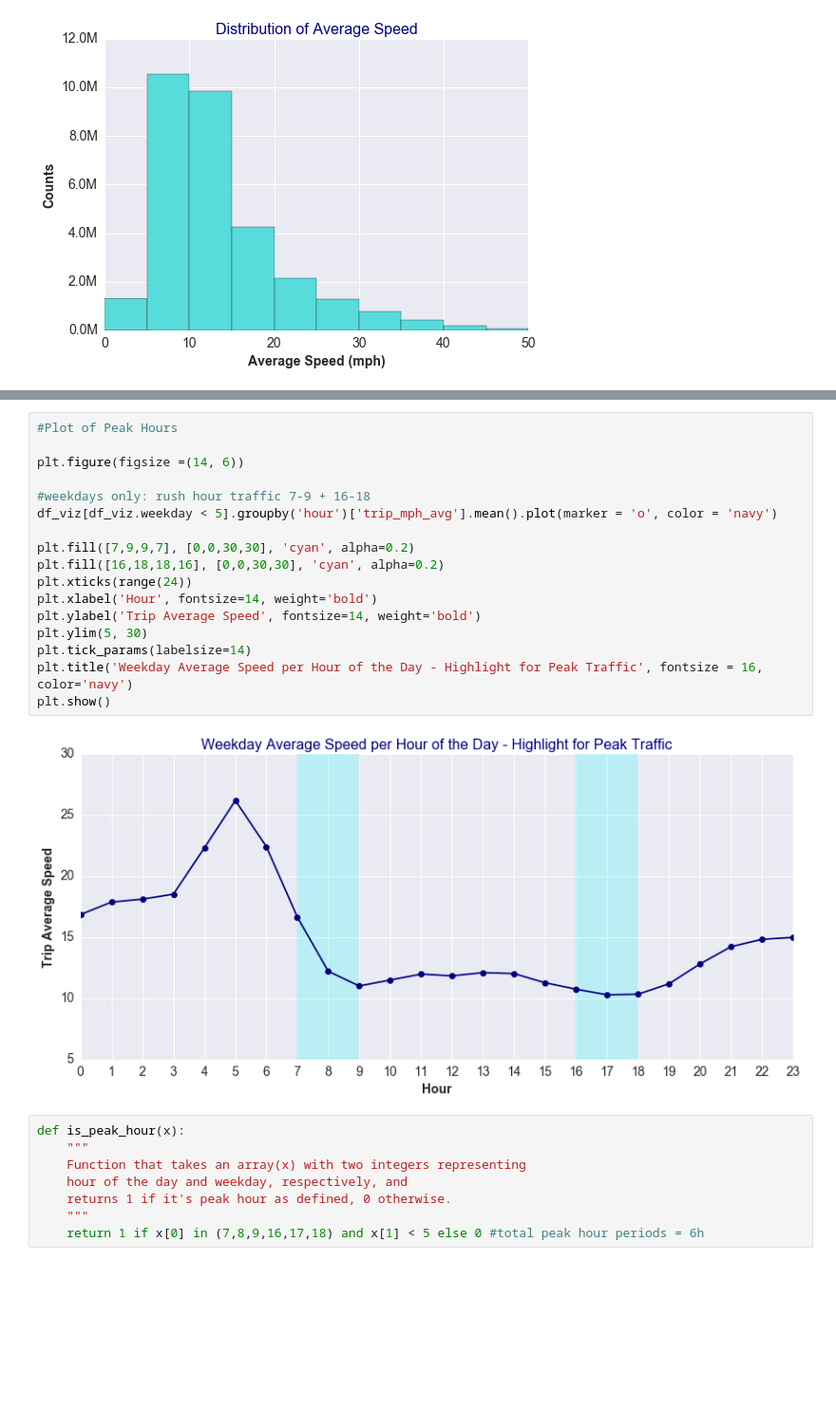
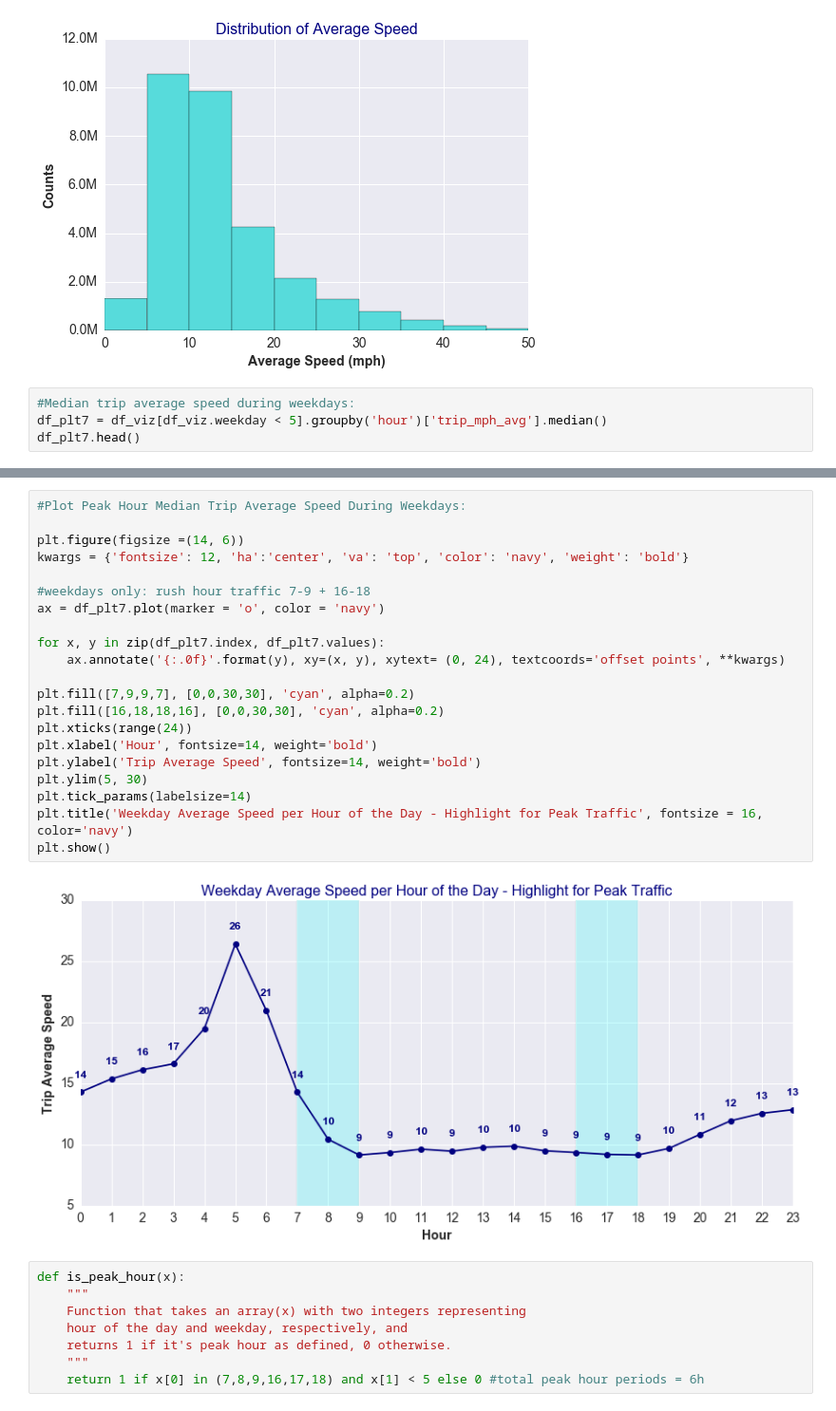
Before and after one commit to geoninja/Uber-Data-Analysis, a Jupyter notebook: NYC_Uber_Rides.ipynb, the cells around one changed output, grey strips where cells are left out. Shown at 95% size. Saved outputs shown, nothing was run; the diff lists cells and outputs as text; blank space fills up the shorter version.

```diff
--- a/NYC_Uber_Rides.ipynb
+++ b/NYC_Uber_Rides.ipynb
@@ -1280,3 +1280,7 @@ plt.title('Distribution of Average Speed', color='navy', fontsize=16)
 plt.show()
 # %% [output]
 [figure]
+# %%
+#Median trip average speed during weekdays:
+df_plt7 = df_viz[df_viz.weekday < 5].groupby('hour')['trip_mph_avg'].median()
+df_plt7.head()
@@ -1283,22 +1295,26 @@ plt.show()
 # %%
-#Plot of Peak Hours
+#Plot Peak Hour Median Trip Average Speed During Weekdays:
 
 plt.figure(figsize =(14, 6))
+kwargs = {'fontsize': 12, 'ha':'center', 'va': 'top', 'color': 'navy', 'weight': 'bold'}
 
 #weekdays only: rush hour traffic 7-9 + 16-18
-df_viz[df_viz.weekday < 5].groupby('hour')['trip_mph_avg'].mean().plot(marker = 'o', color = 'navy')
+ax = df_plt7.plot(marker = 'o', color = 'navy')
+
+for x, y in zip(df_plt7.index, df_plt7.values):
+    ax.annotate('{:.0f}'.format(y), xy=(x, y), xytext= (0, 24), textcoords='offset points', **kwargs)
 
 plt.fill([7,9,9,7], [0,0,30,30], 'cyan', alpha=0.2)
 plt.fill([16,18,18,16], [0,0,30,30], 'cyan', alpha=0.2)
 plt.xticks(range(24))
 plt.xlabel('Hour', fontsize=14, weight='bold')
 plt.ylabel('Trip Average Speed', fontsize=14, weight='bold')
 plt.ylim(5, 30)
 plt.tick_params(labelsize=14)
 plt.title('Weekday Average Speed per Hour of the Day - Highlight for Peak Traffic', fontsize = 16, color='navy')
 plt.show()
 # %% [output]
-[figure, old version]
+[figure, new version]
 # %%
 def is_peak_hour(x):
     """
```
Also changed, not shown: parts of 5 cells of this notebook, 1 other file.
